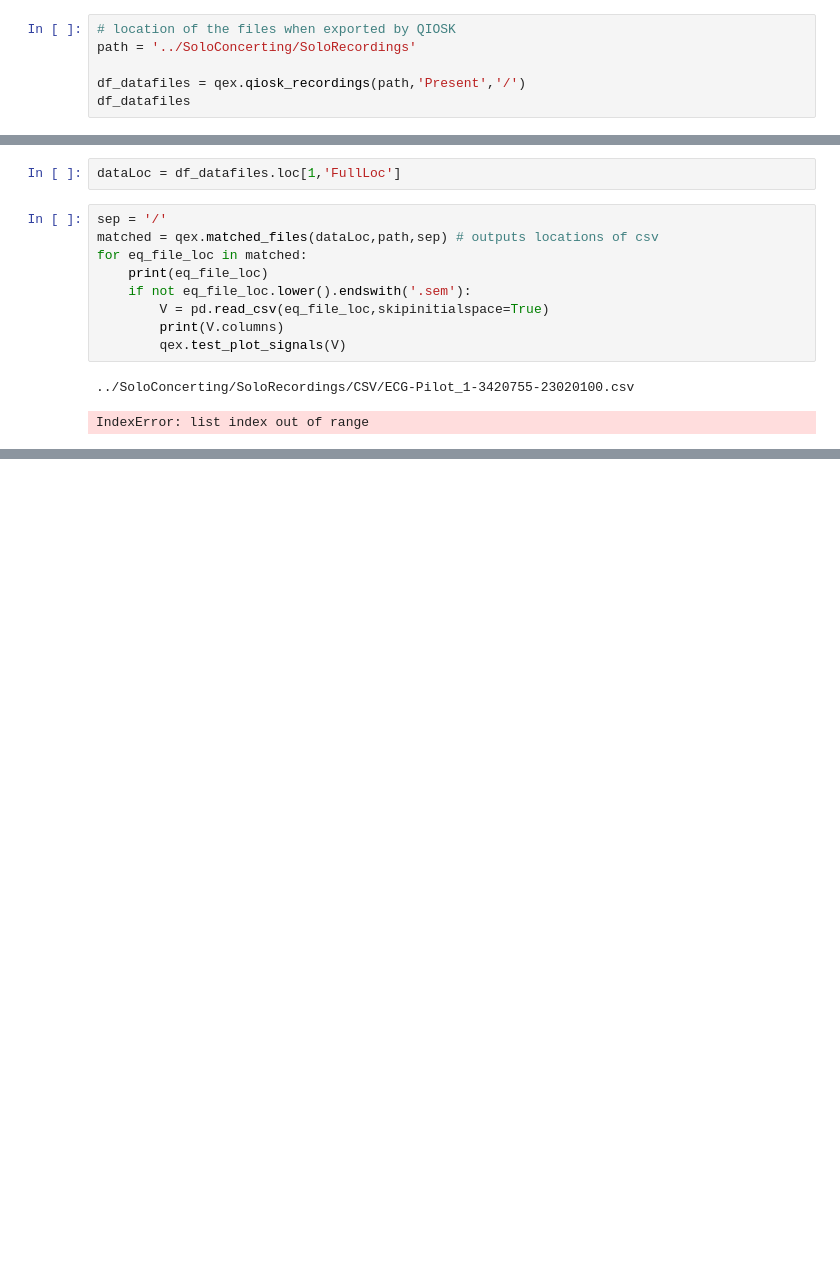
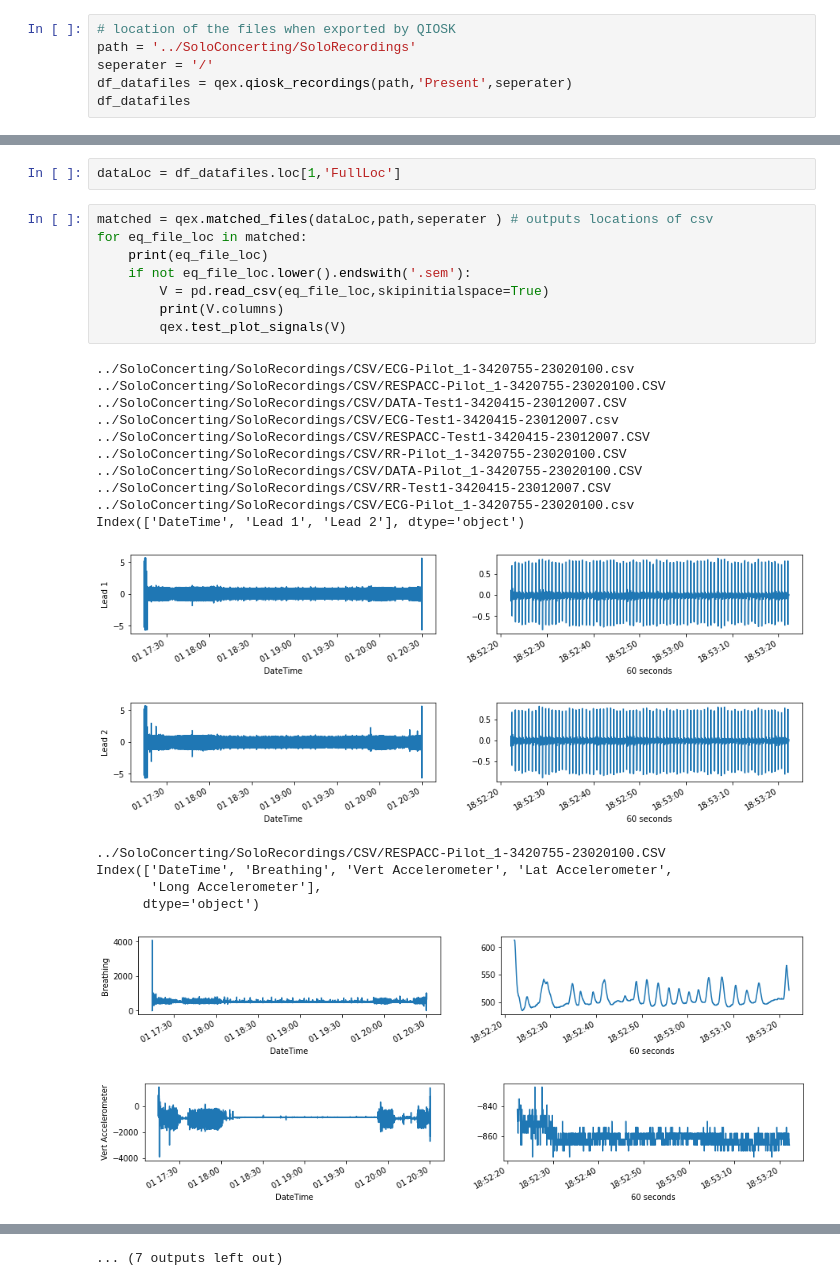
Before and after one commit to finn42/qiosk_processing, a Jupyter notebook: Solo_View.ipynb, the cells around one changed output, grey strips where cells are left out. Saved outputs shown, nothing was run; the diff lists cells and outputs as text; blank space fills up the shorter version.

```diff
--- a/Solo_View.ipynb
+++ b/Solo_View.ipynb
@@ -28,7 +31,7 @@ from scipy.interpolate import interp1d
 # %%
 # location of the files when exported by QIOSK
 path = '../SoloConcerting/SoloRecordings'
-
-df_datafiles = qex.qiosk_recordings(path,'Present','/')
+seperater = '/'
+df_datafiles = qex.qiosk_recordings(path,'Present',seperater)
 df_datafiles
 # %% [output]
@@ -36,14 +43,29 @@ TypeError: qiosk_recordings() takes 2 positional arguments but 3 were given
 # %%
 dataLoc = df_datafiles.loc[1,'FullLoc']
 # %%
-sep = '/'
-matched = qex.matched_files(dataLoc,path,sep) # outputs locations of csv
+matched = qex.matched_files(dataLoc,path,seperater ) # outputs locations of csv
 for eq_file_loc in matched:
     print(eq_file_loc)
     if not eq_file_loc.lower().endswith('.sem'):
         V = pd.read_csv(eq_file_loc,skipinitialspace=True)
         print(V.columns)
         qex.test_plot_signals(V)
 # %% [output]
 ../SoloConcerting/SoloRecordings/CSV/ECG-Pilot_1-3420755-23020100.csv
+../SoloConcerting/SoloRecordings/CSV/RESPACC-Pilot_1-3420755-23020100.CSV
+../SoloConcerting/SoloRecordings/CSV/DATA-Test1-3420415-23012007.CSV
+../SoloConcerting/SoloRecordings/CSV/ECG-Test1-3420415-23012007.csv
+../SoloConcerting/SoloRecordings/CSV/RESPACC-Test1-3420415-23012007.CSV
+../SoloConcerting/SoloRecordings/CSV/RR-Pilot_1-3420755-23020100.CSV
+../SoloConcerting/SoloRecordings/CSV/DATA-Pilot_1-3420755-23020100.CSV
+../SoloConcerting/SoloRecordings/CSV/RR-Test1-3420415-23012007.CSV
+../SoloConcerting/SoloRecordings/CSV/ECG-Pilot_1-3420755-23020100.csv
+Index(['DateTime', 'Lead 1', 'Lead 2'], dtype='object')
+[figure, added]
+[figure, added]
-IndexError: list index out of range
+../SoloConcerting/SoloRecordings/CSV/RESPACC-Pilot_1-3420755-23020100.CSV
+Index(['DateTime', 'Breathing', 'Vert Accelerometer', 'Lat Accelerometer',
+       'Long Accelerometer'],
+      dtype='object')
+[figure, added]
+[figure, added]
@@ -49,0 +83 @@ IndexError: list index out of range
+... (7 outputs left out)
```
Also changed, not shown: parts of 19 cells of this notebook, 6 other files.
